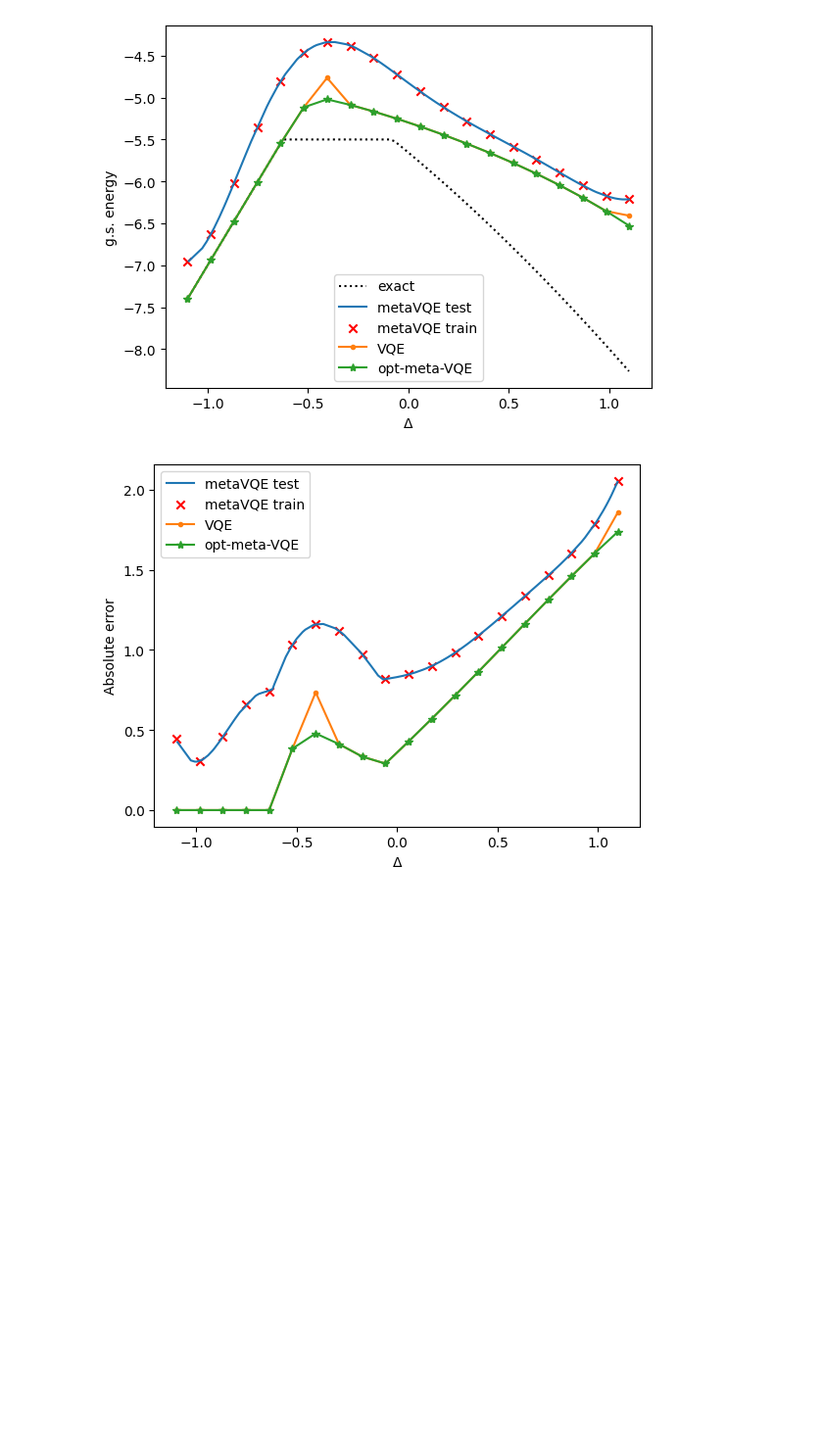
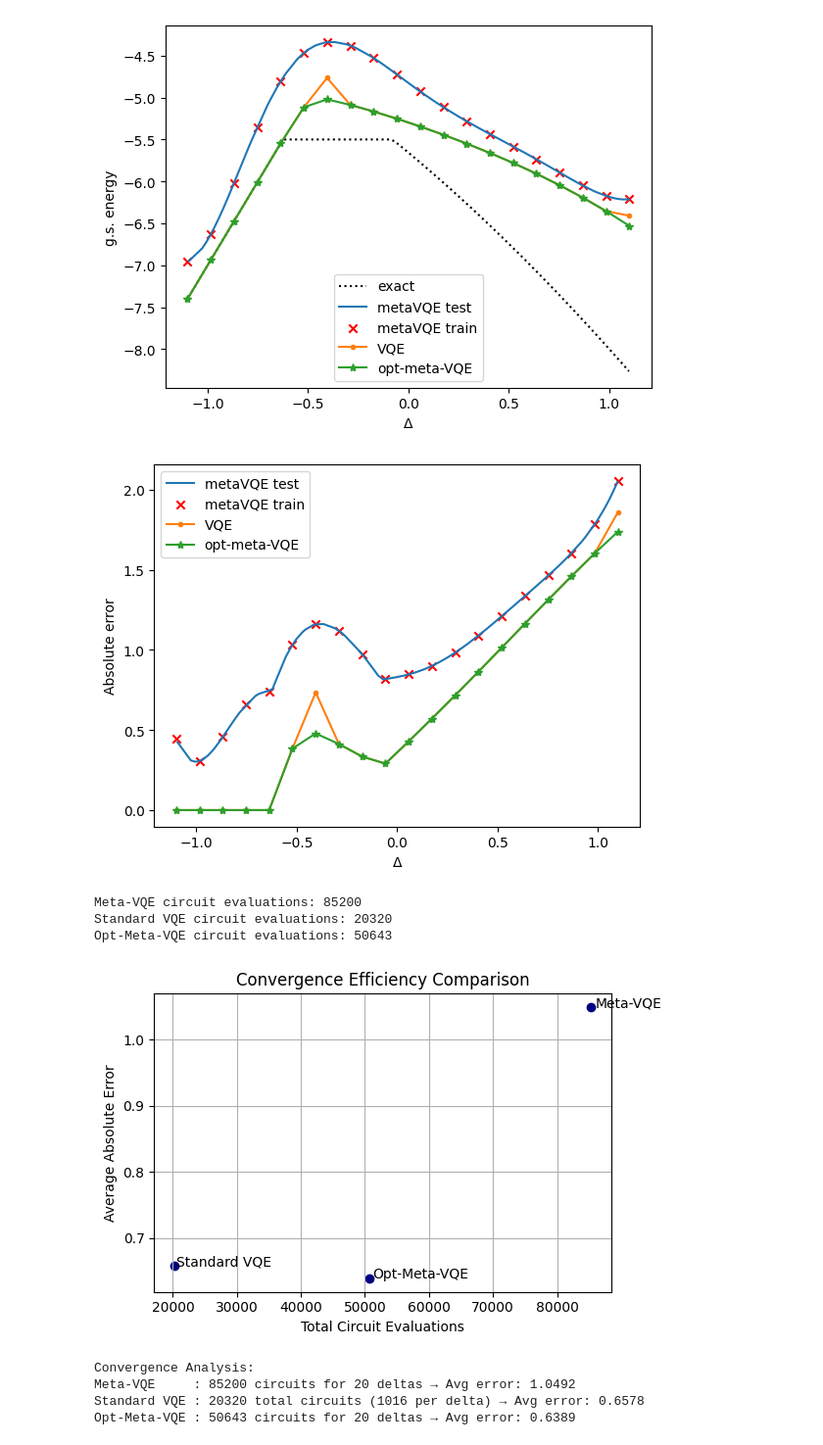
Before and after one commit to aidegare/meta-VQE, a Jupyter notebook: meta_VQE_BFGS.ipynb, the cells around one changed output. Shown: that part at 98% size. Saved outputs shown, nothing was run; the diff lists cells and outputs as text; code cells hidden in the pictures; blank space fills up the shorter version.

Commit message:
temporary data analysis + add optimizer

```diff
--- a/meta_VQE_BFGS.ipynb
+++ b/meta_VQE_BFGS.ipynb
@@ -356,6 +389,9 @@ vqe_num_layers = [3, 0] #vqe only has processing layers
 # the main difference between VQE and meta-VQE is that all layers are equivalent to processing layers
 @qml.qnode(dev, diff_method="finite-diff")
 def vqe_circuit(proc_params, n, lam, delta):
+    global vqe_counter
+    vqe_counter += 1
+
     processing_layer(proc_params, range(n), n, vqe_num_layers)
     ham = spin_ham_XXZ(n, lam, delta)
     return qml.expval(ham)
@@ -382,7 +418,7 @@ for i in range(n_train):
     objective = lambda p: cost_fn(p, delta)
 
     # Optimize
-    result = minimize(objective, vqe_flat_params, method='BFGS',
+    result = minimize(objective, vqe_flat_params, method=optimizer_method,
                      jac='2-point', options={"maxiter": 100})
 
     # Store results
@@ -448,6 +492,9 @@ plt.show()
 # %%
 @qml.qnode(dev, diff_method="finite-diff")
 def opt_meta_vqe_circuit(proc_params, enc_params, w_params, n, lam, delta, n_layers):
+    global opt_meta_vqe_counter
+    opt_meta_vqe_counter += 1
+
     # encoding layer
     encoding_layer(enc_params,w_params, delta, range(n), n, n_layers)
     # processing layer
@@ -492,7 +539,7 @@ for i in range(n_train):
     opt_objective = lambda opt_flat_params: opt_cost_fn(opt_flat_params, delta)
 
     # Optimize
-    opt_result = minimize(opt_objective, opt_flat_params, method='BFGS',
+    opt_result = minimize(opt_objective, opt_flat_params, method=optimizer_method,
                      jac='2-point', options={"maxiter": 100, "finite_diff_rel_step": 1e-4})
 
     # Store results
@@ -551,3 +598,38 @@ plt.show()
 # %% [output]
 [figure]
 [figure]
+# %%
+print("Meta-VQE circuit evaluations:", meta_vqe_counter)
+print("Standard VQE circuit evaluations:", vqe_counter)
+print("Opt-Meta-VQE circuit evaluations:", opt_meta_vqe_counter)
+# %% [output]
+Meta-VQE circuit evaluations: 85200
+Standard VQE circuit evaluations: 20320
+Opt-Meta-VQE circuit evaluations: 50643
+# %%
+methods = ['Meta-VQE', 'Standard VQE', 'Opt-Meta-VQE']
+circuit_counts = [meta_vqe_counter, vqe_counter, opt_meta_vqe_counter]
+errors = [np.mean(error_train_metaVQE), np.mean(error_yVQE), np.mean(error_y_opt_metaVQE)]
+
+plt.figure(figsize=(6, 4))
+plt.scatter(circuit_counts, errors, color='navy')
+for i, method in enumerate(methods):
+    plt.text(circuit_counts[i] * 1.01, errors[i], method, fontsize=10)
+plt.xlabel("Total Circuit Evaluations")
+plt.ylabel("Average Absolute Error")
+plt.title("Convergence Efficiency Comparison")
+plt.grid(True)
+plt.tight_layout()
+plt.show()
+# %% [output]
+[figure, added]
+# %%
+print("Convergence Analysis:")
+print(f"Meta-VQE     : {meta_vqe_counter} circuits for {n_train} deltas → Avg error: {np.mean(error_train_metaVQE):.4f}")
+print(f"Standard VQE : {vqe_counter} total circuits ({vqe_counter // n_train} per delta) → Avg error: {np.mean(error_yVQE):.4f}")
+print(f"Opt-Meta-VQE : {opt_meta_vqe_counter} circuits for {n_train} deltas → Avg error: {np.mean(error_y_opt_metaVQE):.4f}")
+# %% [output]
+Convergence Analysis:
+Meta-VQE     : 85200 circuits for 20 deltas → Avg error: 1.0492
+Standard VQE : 20320 total circuits (1016 per delta) → Avg error: 0.6578
+Opt-Meta-VQE : 50643 circuits for 20 deltas → Avg error: 0.6389
```
Also changed, not shown: parts of 10 cells of this notebook, 1 other file.
